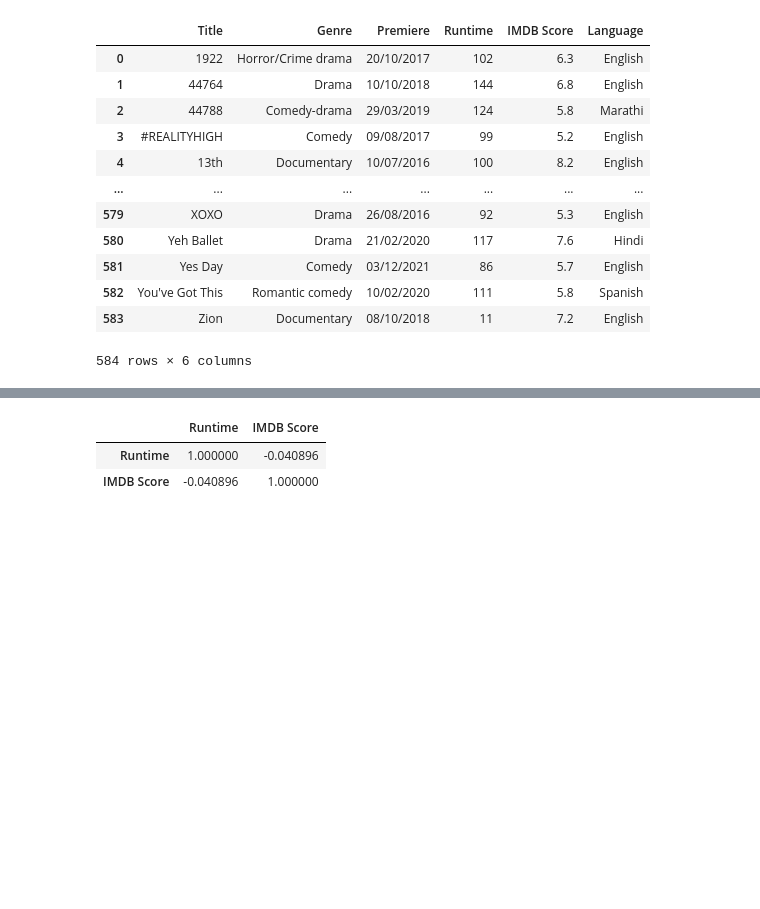
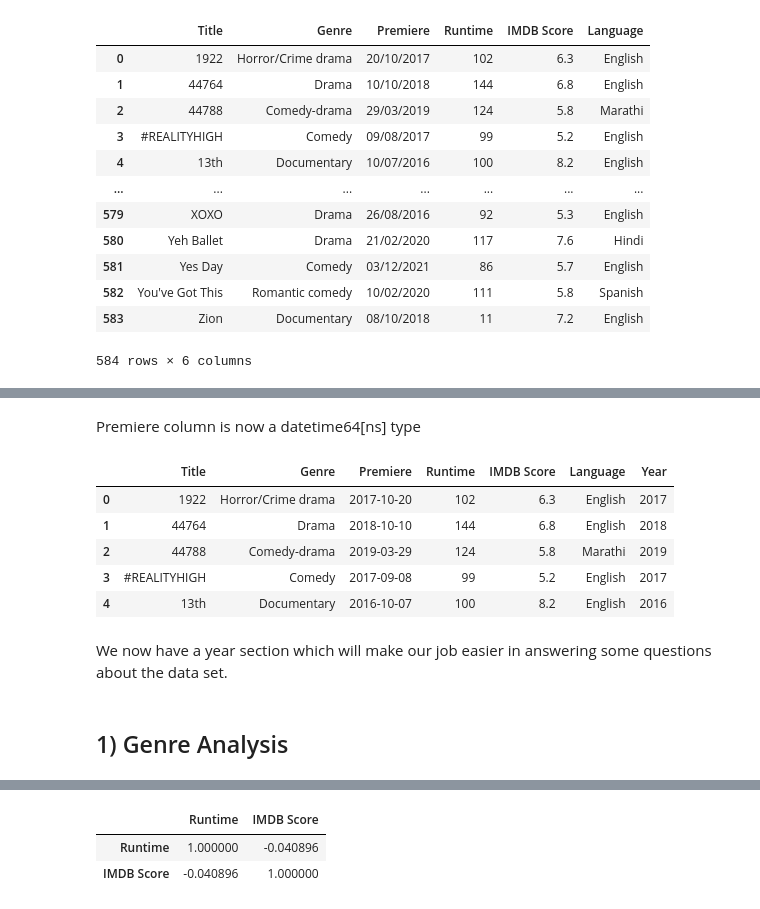
Before and after one commit to doruktopcu/GlobalAI-Hub-Python-Bootcamp-2022, a Jupyter notebook: GlobalAiHubProject2_MoviesAnalysis.ipynb, the cells around one changed output, grey strips where cells are left out. Cells and saved outputs as stored; diff of their text form; code cells hidden in the pictures; blank space fills up the shorter version.

Commit message:
Sections added for clarification.

```diff
--- a/GlobalAiHubProject2_MoviesAnalysis.ipynb
+++ b/GlobalAiHubProject2_MoviesAnalysis.ipynb
@@ -27,0 +77,2 @@ movies_df
+# %% [markdown]
+Premiere column is now a datetime64[ns] type
@@ -27,0 +81,13 @@ movies_df
+# %%
+movies_df.head()
+# %% [output]
+|  | Title | Genre | Premiere | Runtime | IMDB Score | Language | Year |
+| 0 | 1922 | Horror/Crime drama | 2017-10-20 | 102 | 6.3 | English | 2017 |
+| 1 | 44764 | Drama | 2018-10-10 | 144 | 6.8 | English | 2018 |
+| 2 | 44788 | Comedy-drama | 2019-03-29 | 124 | 5.8 | Marathi | 2019 |
+| 3 | #REALITYHIGH | Comedy | 2017-09-08 | 99 | 5.2 | English | 2017 |
+| 4 | 13th | Documentary | 2016-10-07 | 100 | 8.2 | English | 2016 |
+# %% [markdown]
+We now have a year section which will make our job easier in answering some questions about the data set.
+# %% [markdown]
+## 1) Genre Analysis
```
Also changed, not shown: parts of 45 cells of this notebook.
